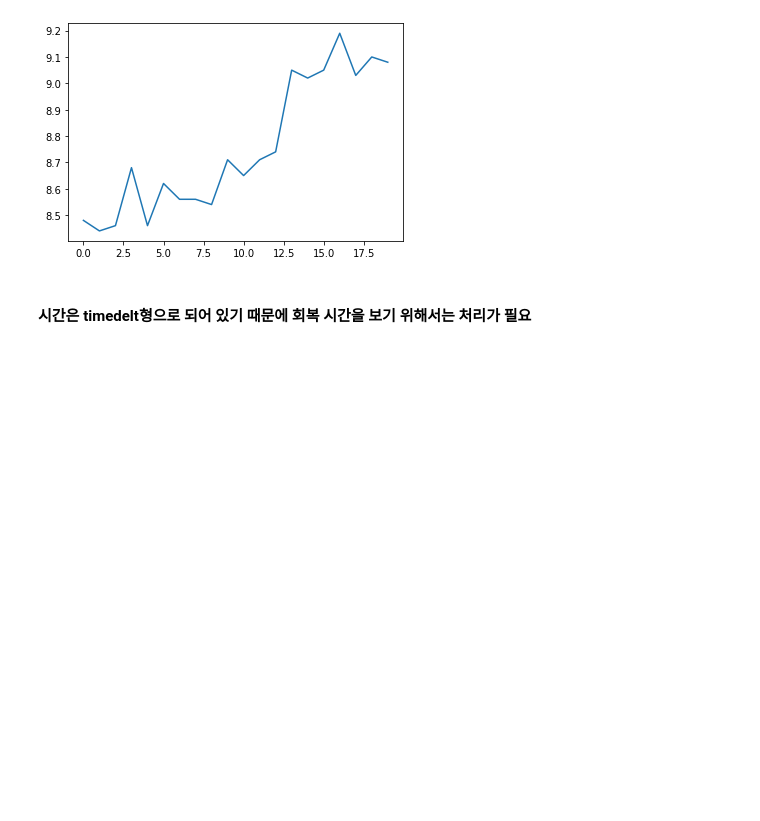
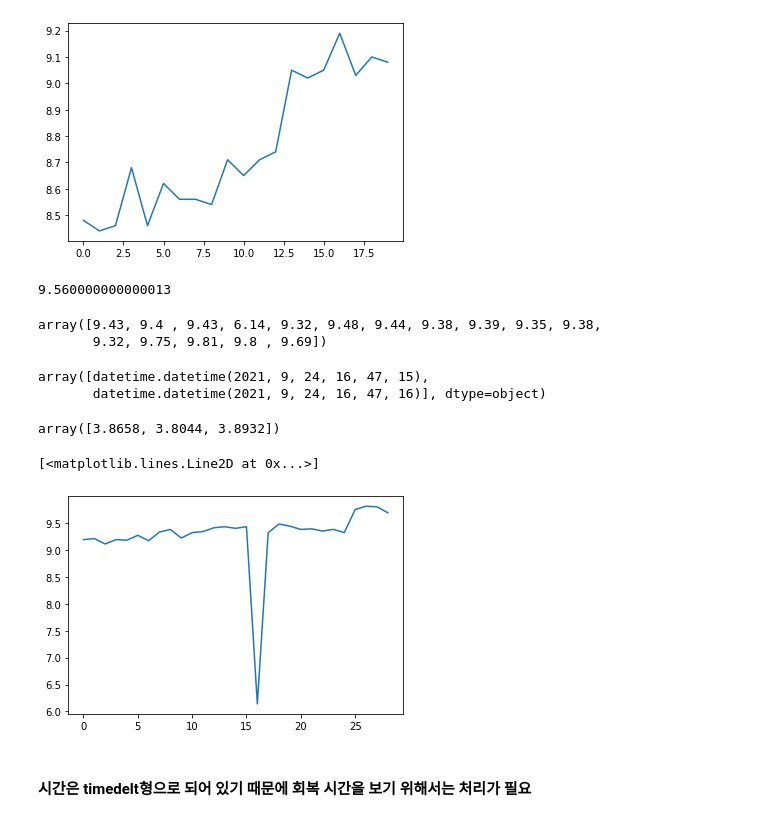
Before and after one commit to minD9it/Battery, a Jupyter notebook: DataAnalysis_v1.0.ipynb, the cells around one changed output. Cells and saved outputs as stored; diff of their text form; code cells hidden in the pictures; blank space fills up the shorter version.

```diff
--- a/DataAnalysis_v1.0.ipynb
+++ b/DataAnalysis_v1.0.ipynb
@@ -74,0 +77,2 @@ for i in comm_V:
+# %%
+comm_ = np.array(comm_A[0])
@@ -146,6 +160,29 @@ plt.plot(np.max(recovery_rate[:20], axis=1))
 # %% [output]
 [<matplotlib.lines.Line2D at 0x...>]
 [figure]
+# %%
+(3.9000 - 3.8044) *100
+# %% [output]
+9.560000000000013
+# %%
+np.max(recovery_rate[34:50], axis=1)
+# %% [output]
+array([9.43, 9.4 , 9.43, 6.14, 9.32, 9.48, 9.44, 9.38, 9.39, 9.35, 9.38,
+       9.32, 9.75, 9.81, 9.8 , 9.69])
+# %%
+recovery_time[37]
+# %% [output]
+array([datetime.datetime(2021, 9, 24, 16, 47, 15),
+       datetime.datetime(2021, 9, 24, 16, 47, 16)], dtype=object)
+# %%
+recovery_volt[37]
+# %% [output]
+array([3.8658, 3.8044, 3.8932])
+# %%
+plt.plot(np.max(recovery_rate[21:50], axis=1))
+# %% [output]
+[<matplotlib.lines.Line2D at 0x...>]
+[figure, added]
 # %% [markdown]
 #### 시간은 timedelt형으로 되어 있기 때문에 회복 시간을 보기 위해서는 처리가 필요
 # %%
```
Also changed, not shown: parts of 6 cells of this notebook.
